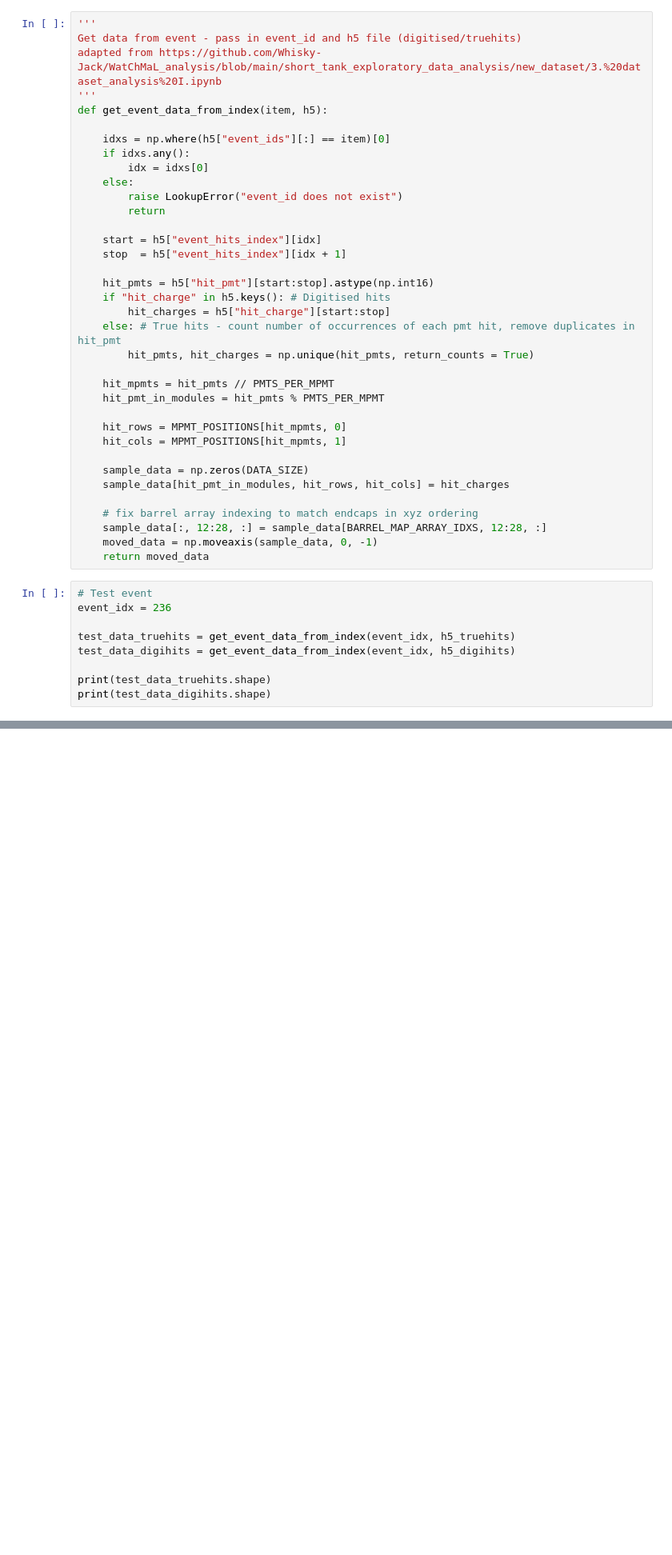
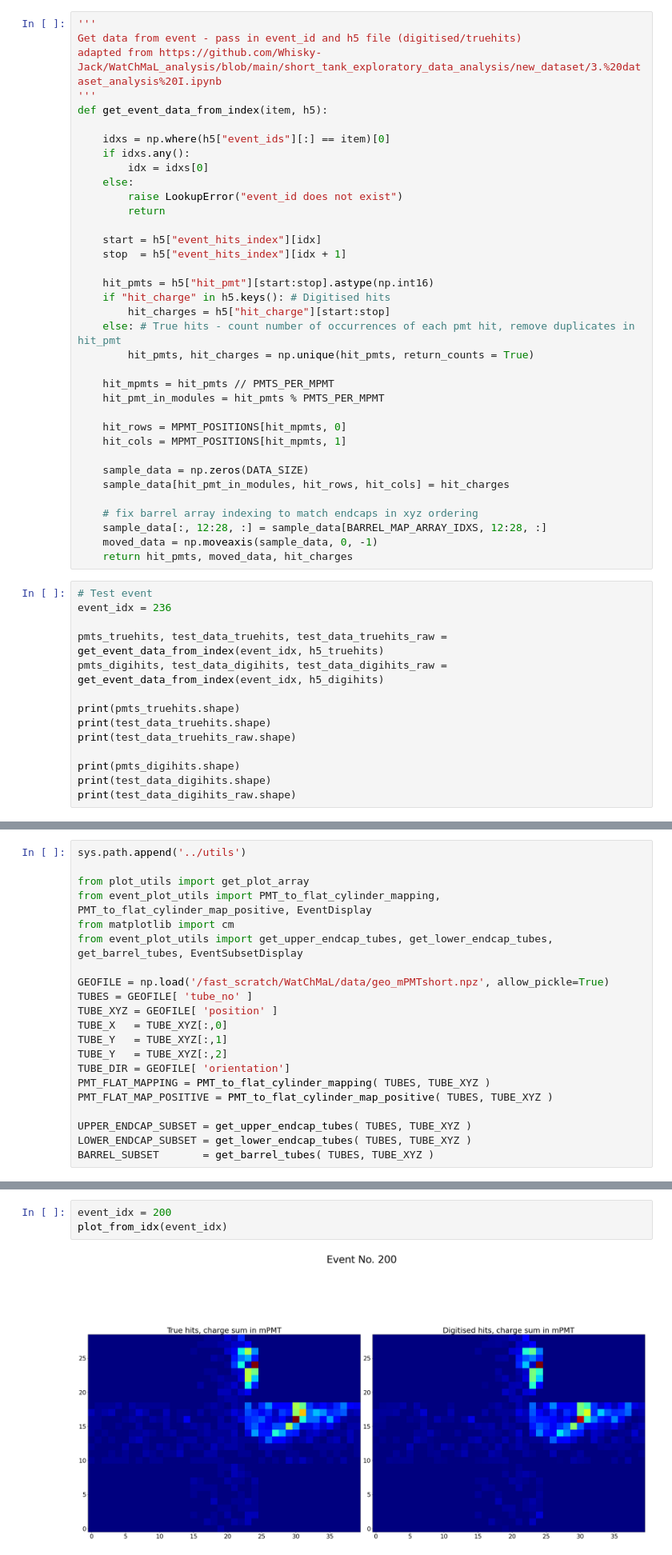
Before and after one commit to SirRendore/WatChMaL, a Jupyter notebook: notebooks_EDA/EDA - Test.ipynb, the cells around one changed output, grey strips where cells are left out. Shown: that part at 80% size. Cells and saved outputs as stored; diff of their text form; blank space fills up the shorter version.

Commit message:
plot subsets, fix typos

```diff
--- a/notebooks_EDA/EDA - Test.ipynb
+++ b/notebooks_EDA/EDA - Test.ipynb
@@ -65,14 +65,19 @@ def get_event_data_from_index(item, h5):
     # fix barrel array indexing to match endcaps in xyz ordering
     sample_data[:, 12:28, :] = sample_data[BARREL_MAP_ARRAY_IDXS, 12:28, :]
     moved_data = np.moveaxis(sample_data, 0, -1)
-    return moved_data
+    return hit_pmts, moved_data, hit_charges
 # %%
 # Test event
 event_idx = 236
 
-test_data_truehits = get_event_data_from_index(event_idx, h5_truehits)
-test_data_digihits = get_event_data_from_index(event_idx, h5_digihits)
+pmts_truehits, test_data_truehits, test_data_truehits_raw = get_event_data_from_index(event_idx, h5_truehits)
+pmts_digihits, test_data_digihits, test_data_digihits_raw = get_event_data_from_index(event_idx, h5_digihits)
 
+print(pmts_truehits.shape)
 print(test_data_truehits.shape)
+print(test_data_truehits_raw.shape)
+
+print(pmts_digihits.shape)
 print(test_data_digihits.shape)
+print(test_data_digihits_raw.shape)
 # %% [output]
@@ -87 +92,22 @@ from matplotlib import cm
+# %%
+sys.path.append('../utils')
+
+from plot_utils import get_plot_array
+from event_plot_utils import PMT_to_flat_cylinder_mapping, PMT_to_flat_cylinder_map_positive, EventDisplay
+from matplotlib import cm
+from event_plot_utils import get_upper_endcap_tubes, get_lower_endcap_tubes, get_barrel_tubes, EventSubsetDisplay
+
+GEOFILE = np.load('/fast_scratch/WatChMaL/data/geo_mPMTshort.npz', allow_pickle=True)
+TUBES = GEOFILE[ 'tube_no' ]
+TUBE_XYZ = GEOFILE[ 'position' ]
+TUBE_X   = TUBE_XYZ[:,0]
+TUBE_Y   = TUBE_XYZ[:,1]
+TUBE_Y   = TUBE_XYZ[:,2]
+TUBE_DIR = GEOFILE[ 'orientation']
+PMT_FLAT_MAPPING = PMT_to_flat_cylinder_mapping( TUBES, TUBE_XYZ )
+PMT_FLAT_MAP_POSITIVE = PMT_to_flat_cylinder_map_positive( TUBES, TUBE_XYZ )
+
+UPPER_ENDCAP_SUBSET = get_upper_endcap_tubes( TUBES, TUBE_XYZ )
+LOWER_ENDCAP_SUBSET = get_lower_endcap_tubes( TUBES, TUBE_XYZ )
+BARREL_SUBSET       = get_barrel_tubes( TUBES, TUBE_XYZ )
 # %%
@@ -131,0 +170,5 @@ except LookupError:
+# %%
+event_idx = 200
+plot_from_idx(event_idx)
+# %% [output]
+[figure, added]
```
Also changed, not shown: parts of 5 cells of this notebook, 1 other file.
